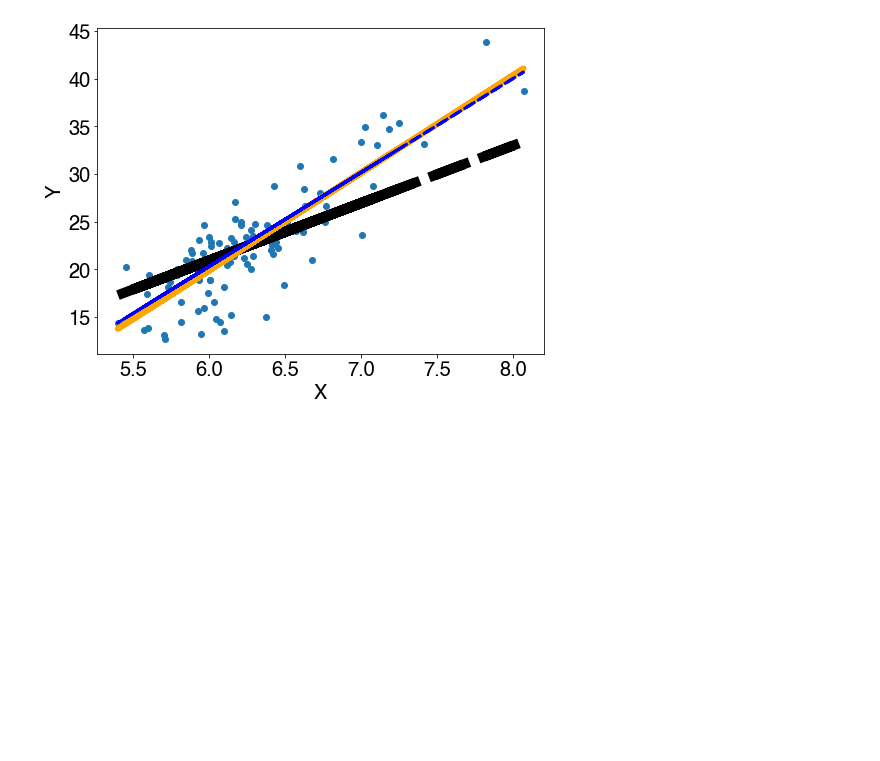
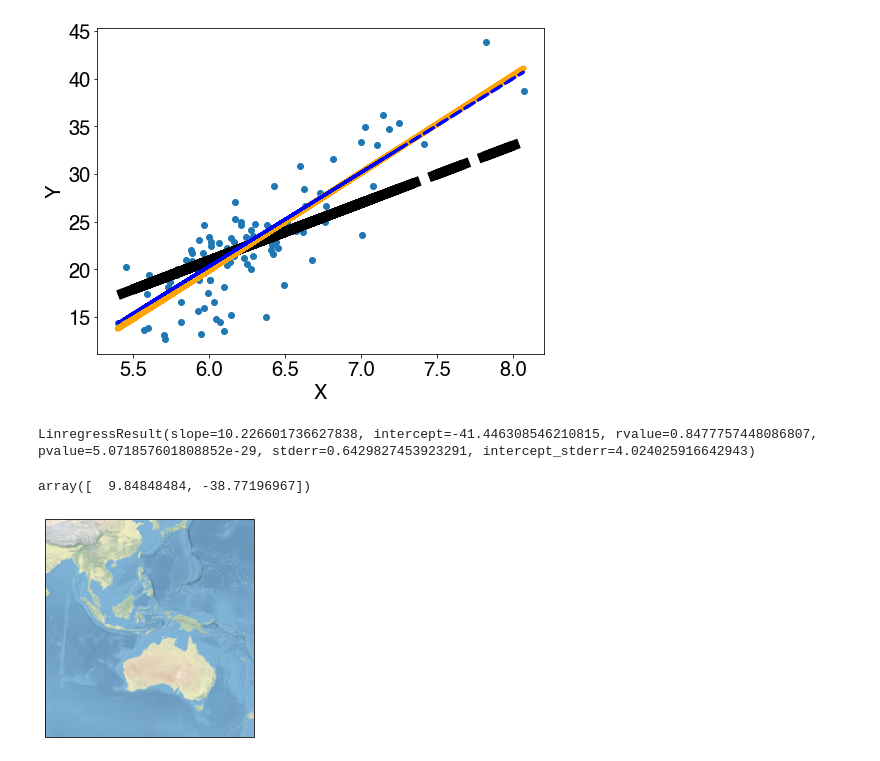
Before and after one commit to yuankailiu/2022-BulkMotion, a Jupyter notebook: notebooks/solvers.ipynb, the cells around one changed output. Cells and saved outputs as stored; diff of their text form; code cells hidden in the pictures; blank space fills up the shorter version.

Commit message:
add figures notebooks

```diff
--- a/notebooks/solvers.ipynb
+++ b/notebooks/solvers.ipynb
@@ -118,3 +118,43 @@ The optimal model is
 [  9.84848484 -38.77196967]
 The L1 norm of the residual = 250.58257575792865
 [figure]
+# %%
+fit
+# %% [output]
+LinregressResult(slope=10.226601736627838, intercept=-41.446308546210815, rvalue=0.8477757448086807, pvalue=5.071857601808852e-29, stderr=0.6429827453923291, intercept_stderr=4.024025916642943)
+# %%
+m.value
+# %% [output]
+array([  9.84848484, -38.77196967])
+# %%
+import matplotlib.pyplot as plt
+import cartopy.crs as ccrs
+import cartopy.feature as cfeature
+from matplotlib.offsetbox import AnchoredText
+
+
+def main():
+    ax = plt.axes(projection=ccrs.PlateCarree())
+    ax.set_extent([80, 170, -45, 30])
+
+    # Put a background image on for nice sea rendering.
+    ax.stock_img()
+
+    # Create a feature for States/Admin 1 regions at 1:50m from Natural Earth
+
+    SOURCE = 'Natural Earth'
+    LICENSE = 'public domain'
+
+    ax.add_feature(cfeature.LAND)
+    ax.add_feature(cfeature.OCEAN)
+
+    # Add a text annotation for the license information to the
+    # the bottom right corner.
+
+    plt.show()
+
+
+if __name__ == '__main__':
+    main()
+# %% [output]
+[figure, added]
```
Also changed, not shown: parts of 2 cells of this notebook, 7 other files.
